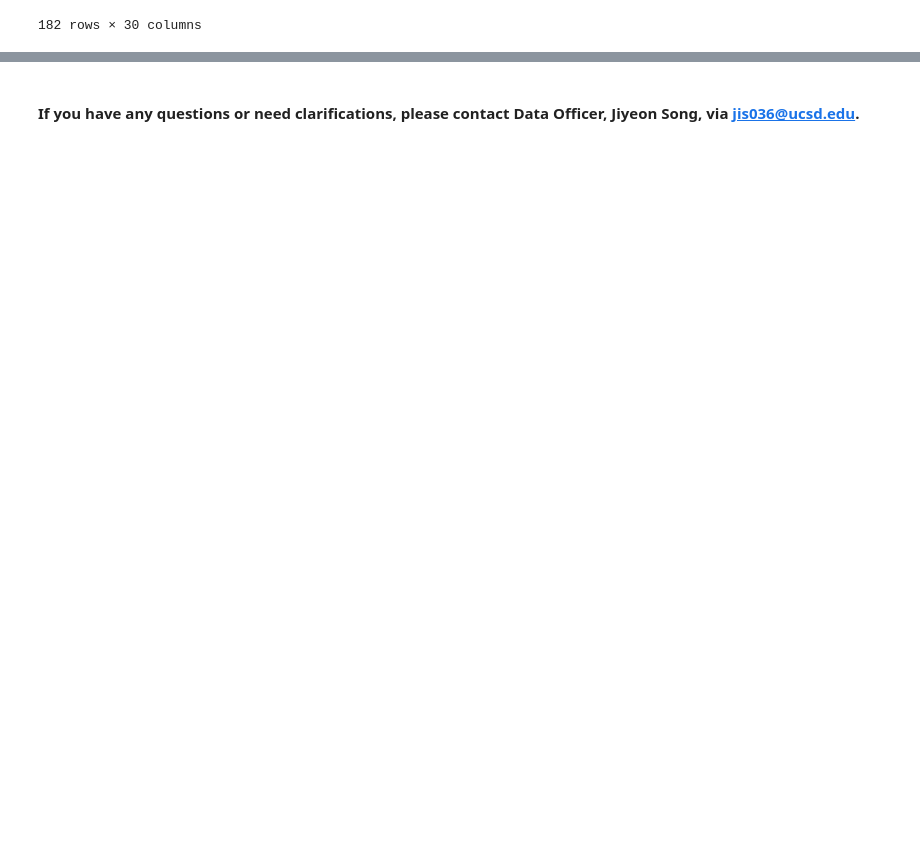
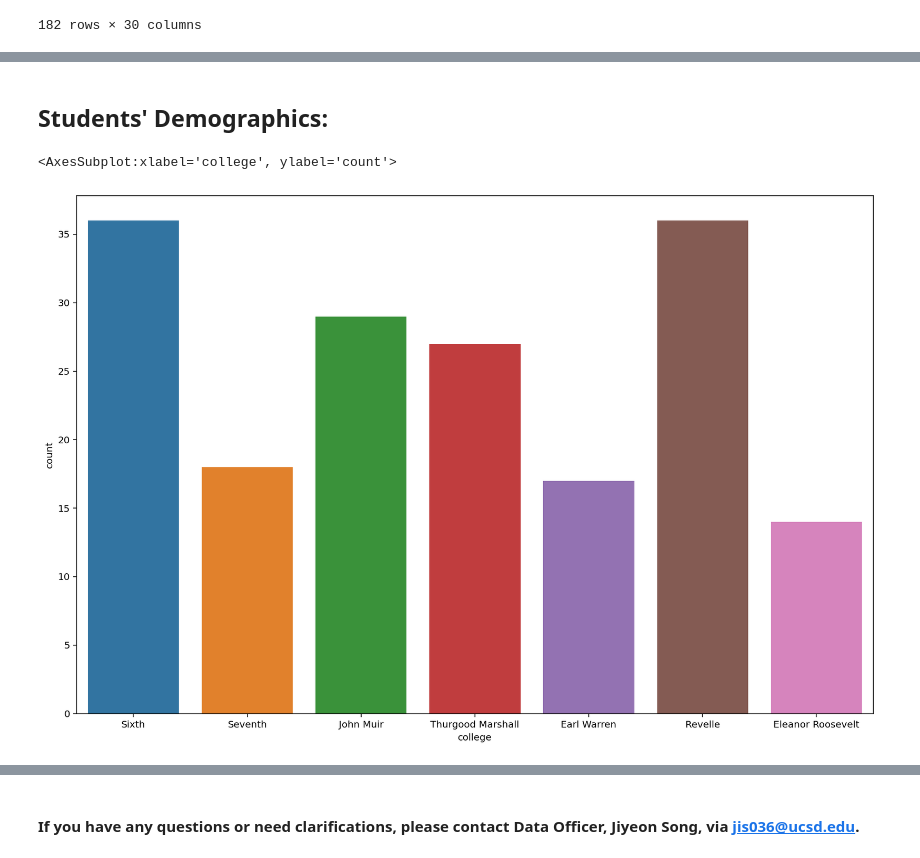
Before and after one commit to jiyeonsongg/as-advocacy-survey-fa22, a Jupyter notebook: analysis.ipynb, the cells around one changed output, grey strips where cells are left out. Cells and saved outputs as stored; diff of their text form; code cells hidden in the pictures; blank space fills up the shorter version.

```diff
--- a/analysis.ipynb
+++ b/analysis.ipynb
@@ -48,7 +48,7 @@ responses
 182 rows × 30 columns
 # %%
 filt_resp = responses.drop(columns = ['Timestamp', 'UCSD Email Address (for the giveaway!)'])
-new_cols_resp = filt_resp[filt_resp['To verify and increase reliability on collecting the data, please click the answer "AS".'] == 'AS'].rename(columns = {
+df = filt_resp[filt_resp['To verify and increase reliability on collecting the data, please click the answer "AS".'] == 'AS'].drop(columns = ['To verify and increase reliability on collecting the data, please click the answer "AS".']).rename(columns = {
     'What college are you from?': 'college',
     'What year are you?': 'academic year',
     'How would you describe yourself? (feel free to add other)': 'identity',
@@ -78,0 +95,9 @@ new_cols_resp = filt_resp[filt_resp['To verify and increase reliability on colle
+# %% [markdown]
+## Students' Demographics:
+# %%
+# college
+fig, ax = plt.subplots(figsize=(15, 10))
+sns.countplot(x = df["college"])
+# %% [output]
+<AxesSubplot:xlabel='college', ylabel='count'>
+[figure, added]
```
Also changed, not shown: parts of 10 cells of this notebook.
